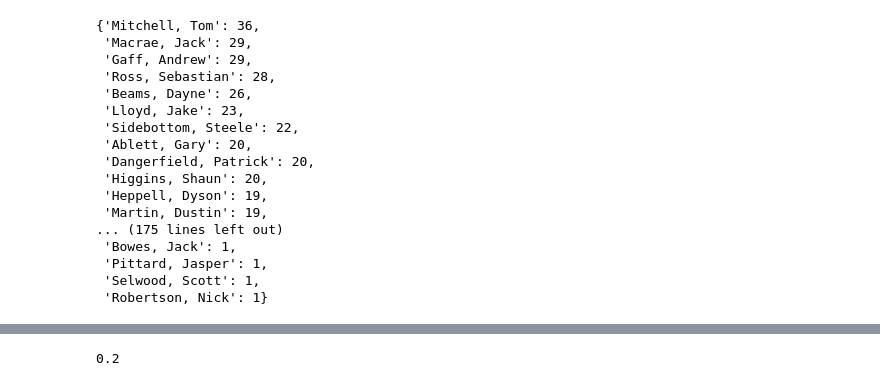
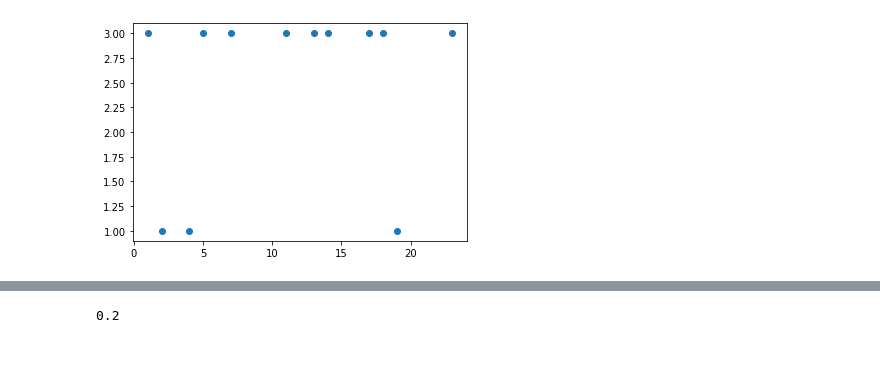
Before and after one commit to harrya32/afl_player_ratings, a Jupyter notebook: Brownlow_votes.ipynb, the cells around one changed output, grey strips where cells are left out. Cells and saved outputs as stored; diff of their text form; code cells hidden in the pictures; blank space fills up the shorter version.

Commit message:
brownlow round tracking

```diff
--- a/Brownlow_votes.ipynb
+++ b/Brownlow_votes.ipynb
@@ -47,16 +135,16 @@ for i in pairings:
 # %%
+# Now, this process can be extended to all rounds for each season, to track who the stats would suggest the Brownlow
+# Should go to for each season, from 2012 to 2018
 rounds = range(1,24)
 seasons = range(2012, 2019)
 
 votes_by_season = dict()
 
-
-
 for s in seasons:
     season = stats[stats.Season == s]
-    votes = defaultdict(int)
+    votes = defaultdict(dict)
+
     for r in rounds:
-
         round_ = season[season.Round == r]
         teams = {i for i in round_["Team"]}
         seperated = [round_[round_.Team == i].reset_index(drop = True) for i in teams]
@@ -82,28 +170,16 @@ for s in seasons:
             best = i.loc[0, "Player"]
             second_best = i.loc[1, "Player"]
             third_best = i.loc[2, "Player"]
-            votes[best] += 3
-            votes[second_best] += 2
-            votes[third_best] += 1
+            votes[best][r] = 3
+            votes[second_best][r] = 2
+            votes[third_best][r] = 1
 
     votes_by_season[s] = votes
-# %%
-{k: v for k, v in sorted(votes_by_season[2018].items(), key=lambda item: item[1], reverse = True)}
-# %% [output]
-{'Mitchell, Tom': 36,
- 'Macrae, Jack': 29,
- 'Gaff, Andrew': 29,
- 'Ross, Sebastian': 28,
- 'Beams, Dayne': 26,
- 'Lloyd, Jake': 23,
- 'Sidebottom, Steele': 22,
- 'Ablett, Gary': 20,
- 'Dangerfield, Patrick': 20,
- 'Higgins, Shaun': 20,
- 'Heppell, Dyson': 19,
- 'Martin, Dustin': 19,
-... (175 lines left out)
- 'Bowes, Jack': 1,
- 'Pittard, Jasper': 1,
- 'Selwood, Scott': 1,
- 'Robertson, Nick': 1}
+# %%
+a = votes_by_season[2012]["Swan, Dane"]
+rounds = [int(i) for i in a.keys()]
+v = [int(i) for i in a.values()]
+plt.scatter(rounds,v)
+plt.show()
+# %% [output]
+[figure, added]
```
Also changed, not shown: parts of 11 cells of this notebook.
